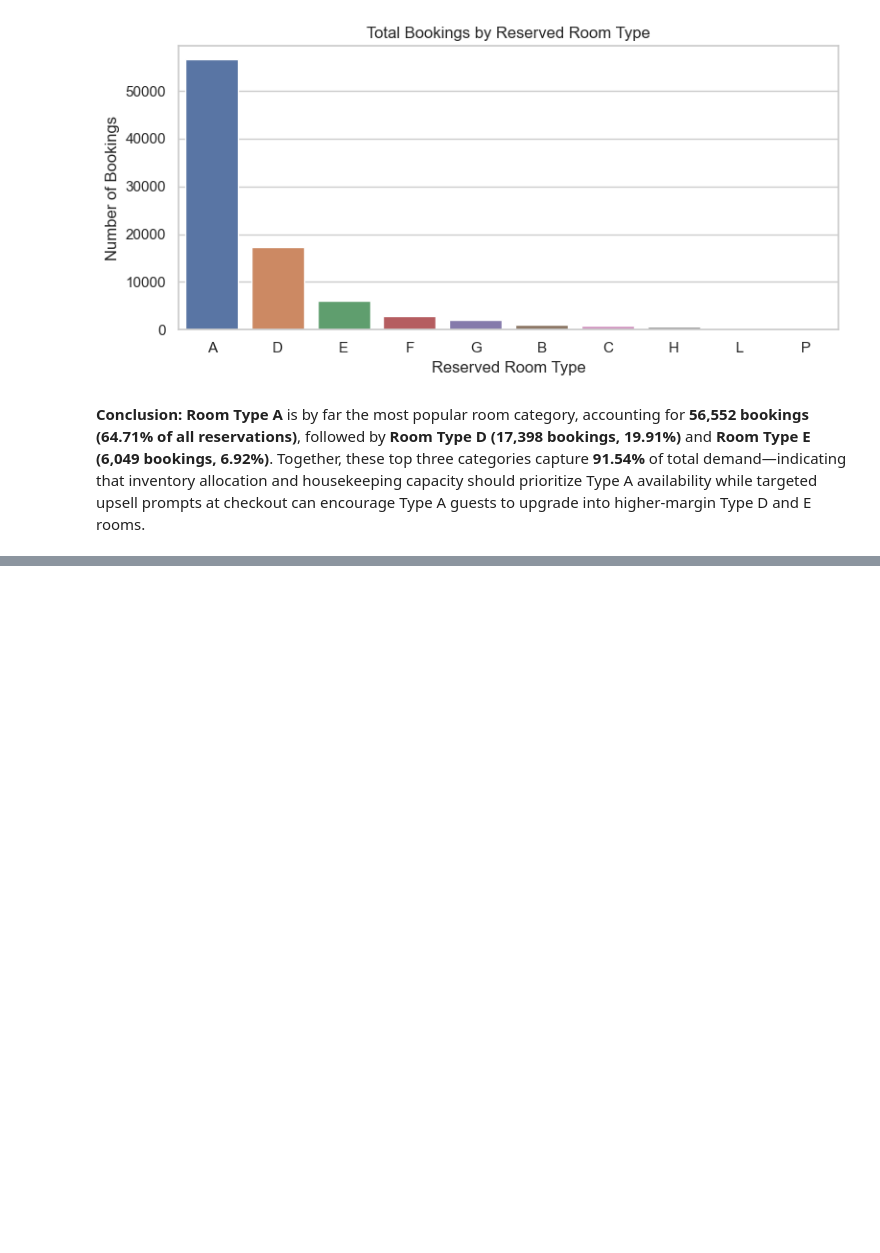
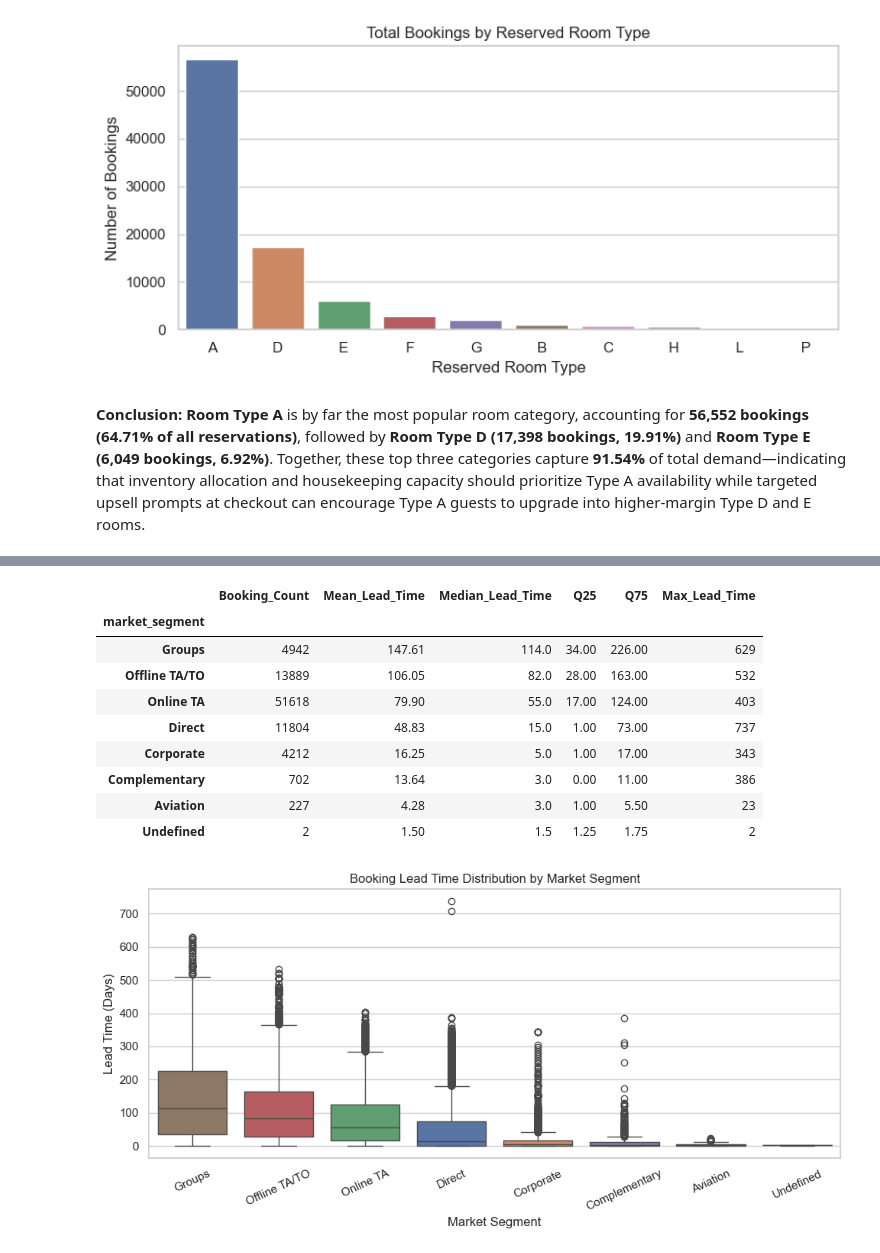
Before and after one commit to eishutamori/Hotel-Operations-Analysis-EDA, a Jupyter notebook: notebook/EDA02 - hotel-booking-analysis-eda.ipynb, the cells around one changed output, grey strips where cells are left out. Saved outputs shown, nothing was run; the diff lists cells and outputs as text; code cells hidden in the pictures; blank space fills up the shorter version.

```diff
--- a/notebook/EDA02 - hotel-booking-analysis-eda.ipynb
+++ b/notebook/EDA02 - hotel-booking-analysis-eda.ipynb
@@ -811,0 +1058,41 @@ Room Type with Highest Number of Bookings: A (56552 bookings)
+# %%
+# Summary statistics of lead_time by market segment (ordered by median lead time)
+lead_by_segment = df.groupby('market_segment')['lead_time'].agg(
+    Booking_Count='count',
+    Mean_Lead_Time='mean',
+    Median_Lead_Time='median',
+    Q25=lambda x: x.quantile(0.25),
+    Q75=lambda x: x.quantile(0.75),
+    Max_Lead_Time='max'
+).round(2).sort_values(by='Median_Lead_Time', ascending=False)
+
+display(lead_by_segment)
+
+# Box plot comparing lead time distribution across market segments
+plt.figure(figsize=(10, 5))
+sns.boxplot(
+    data=df,
+    x='market_segment',
+    y='lead_time',
+    order=lead_by_segment.index,
+    hue='market_segment',
+    legend=False
+)
+plt.title('Booking Lead Time Distribution by Market Segment')
+plt.xlabel('Market Segment')
+plt.ylabel('Lead Time (Days)')
+plt.xticks(rotation=25)
+plt.tight_layout()
+plt.show()
+# %% [output]
+|  | Booking_Count | Mean_Lead_Time | Median_Lead_Time | Q25 | Q75 | Max_Lead_Time |
+| market_segment |  |  |  |  |  |  |
+| Groups | 4942 | 147.61 | 114.0 | 34.00 | 226.00 | 629 |
+| Offline TA/TO | 13889 | 106.05 | 82.0 | 28.00 | 163.00 | 532 |
+| Online TA | 51618 | 79.90 | 55.0 | 17.00 | 124.00 | 403 |
+| Direct | 11804 | 48.83 | 15.0 | 1.00 | 73.00 | 737 |
+| Corporate | 4212 | 16.25 | 5.0 | 1.00 | 17.00 | 343 |
+| Complementary | 702 | 13.64 | 3.0 | 0.00 | 11.00 | 386 |
+| Aviation | 227 | 4.28 | 3.0 | 1.00 | 5.50 | 23 |
+| Undefined | 2 | 1.50 | 1.5 | 1.25 | 1.75 | 2 |
+[figure, added]
```
Also changed, not shown: parts of 15 cells of this notebook, 1 other file.
